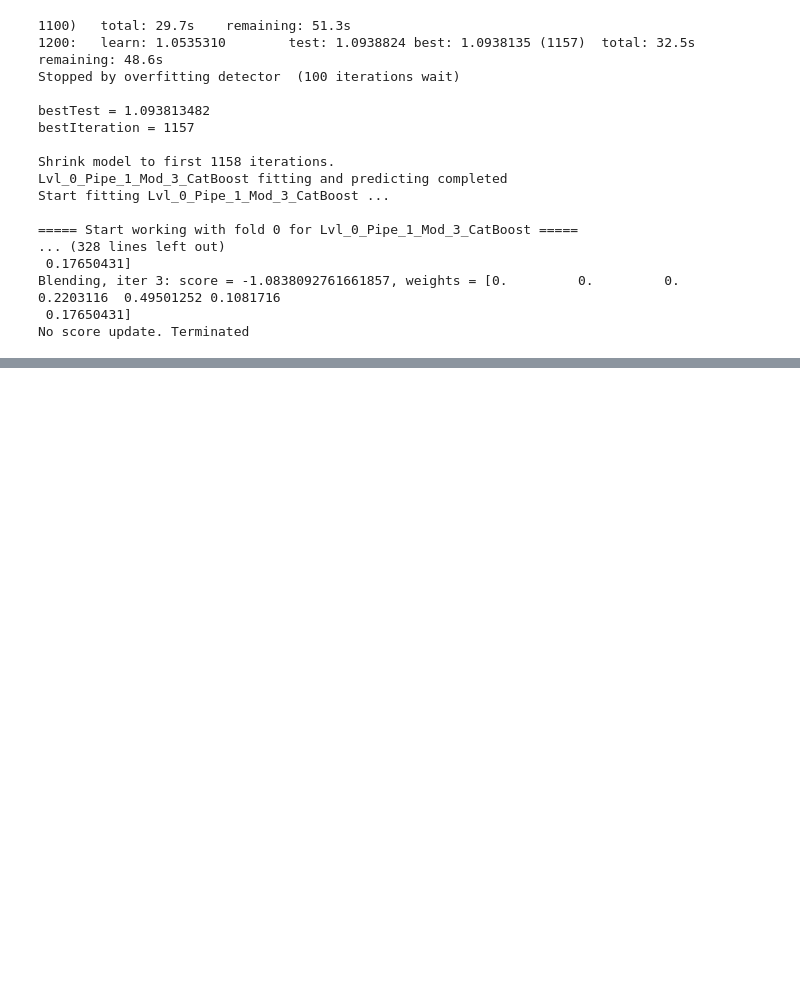
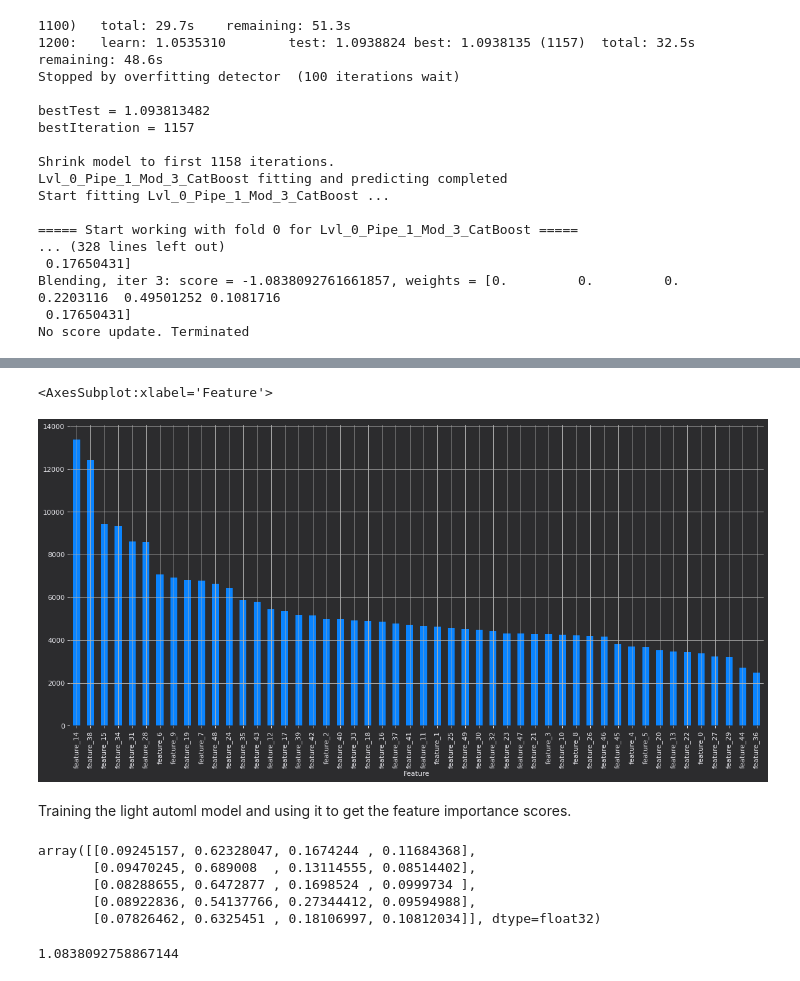
Before and after one commit to bamblebam/kaggle-playground-may21, a Jupyter notebook: lightautoml.ipynb, the cells around one changed output, grey strips where cells are left out. Saved outputs shown, nothing was run; the diff lists cells and outputs as text; code cells hidden in the pictures; blank space fills up the shorter version.

Commit message:
light automl submission

```diff
--- a/lightautoml.ipynb
+++ b/lightautoml.ipynb
@@ -117,0 +116,21 @@ AttributeError: 'TabularUtilizedAutoML' object has no attribute 'save'
+# %%
+fs=automl_model.get_feature_scores('fast',silent=False)
+fs.set_index('Feature')['Importance'].plot.bar(figsize=(18,8),grid=True)
+# %% [output]
+<AxesSubplot:xlabel='Feature'>
+[figure, added]
+# %% [markdown]
+Training the light automl model and using it to get the feature importance scores.
+# %%
+pred=automl_model.predict(test)
+print(pred[:5])
+# %% [output]
+array([[0.09245157, 0.62328047, 0.1674244 , 0.11684368],
+       [0.09470245, 0.689008  , 0.13114555, 0.08514402],
+       [0.08288655, 0.6472877 , 0.1698524 , 0.0999734 ],
+       [0.08922836, 0.54137766, 0.27344412, 0.09594988],
+       [0.07826462, 0.6325451 , 0.18106997, 0.10812034]], dtype=float32)
+# %%
+print(log_loss(train[TARGET_NAME].values,train_pred.data))
+# %% [output]
+1.0838092758867144
```
Also changed, not shown: parts of 3 cells of this notebook.
